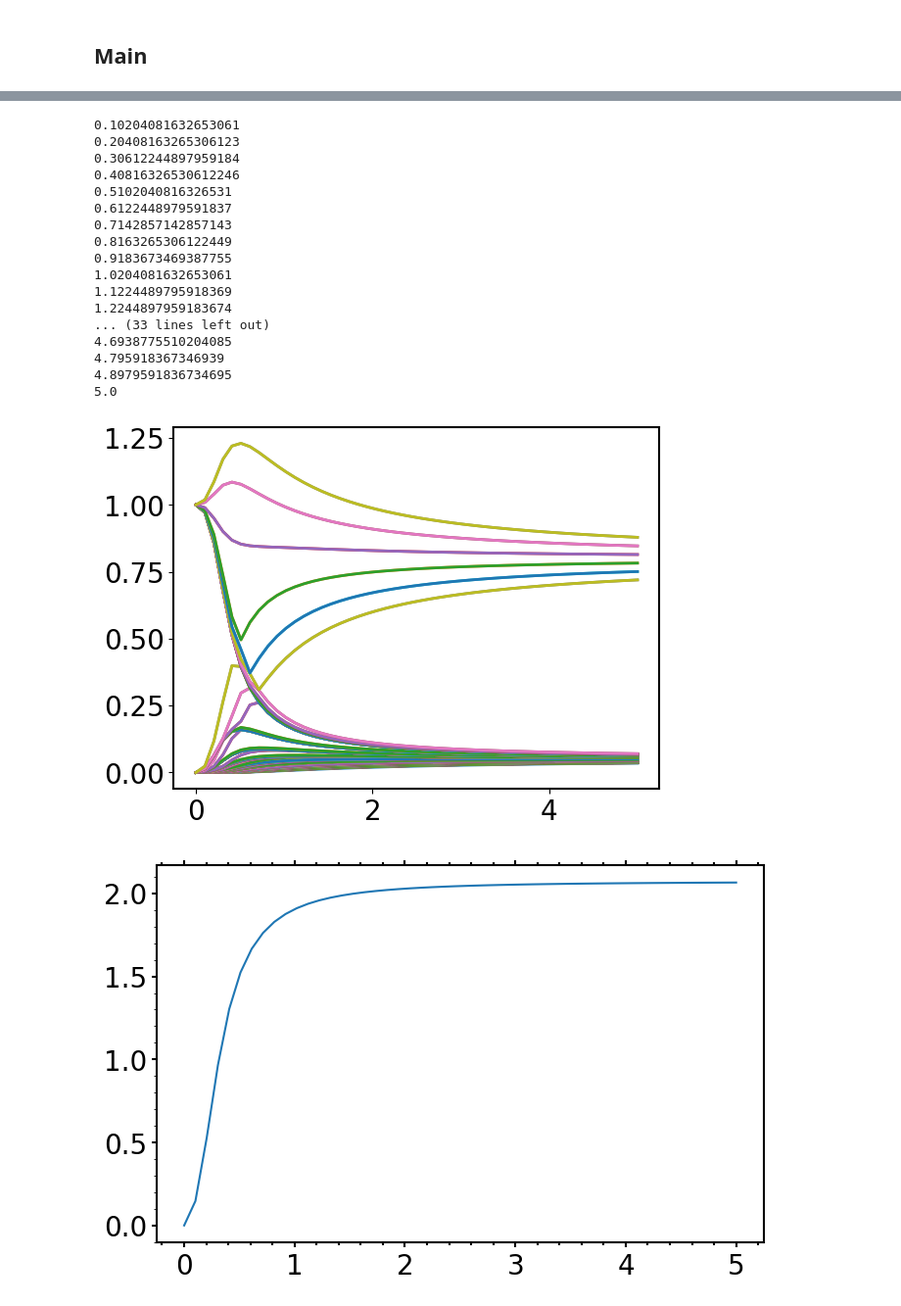
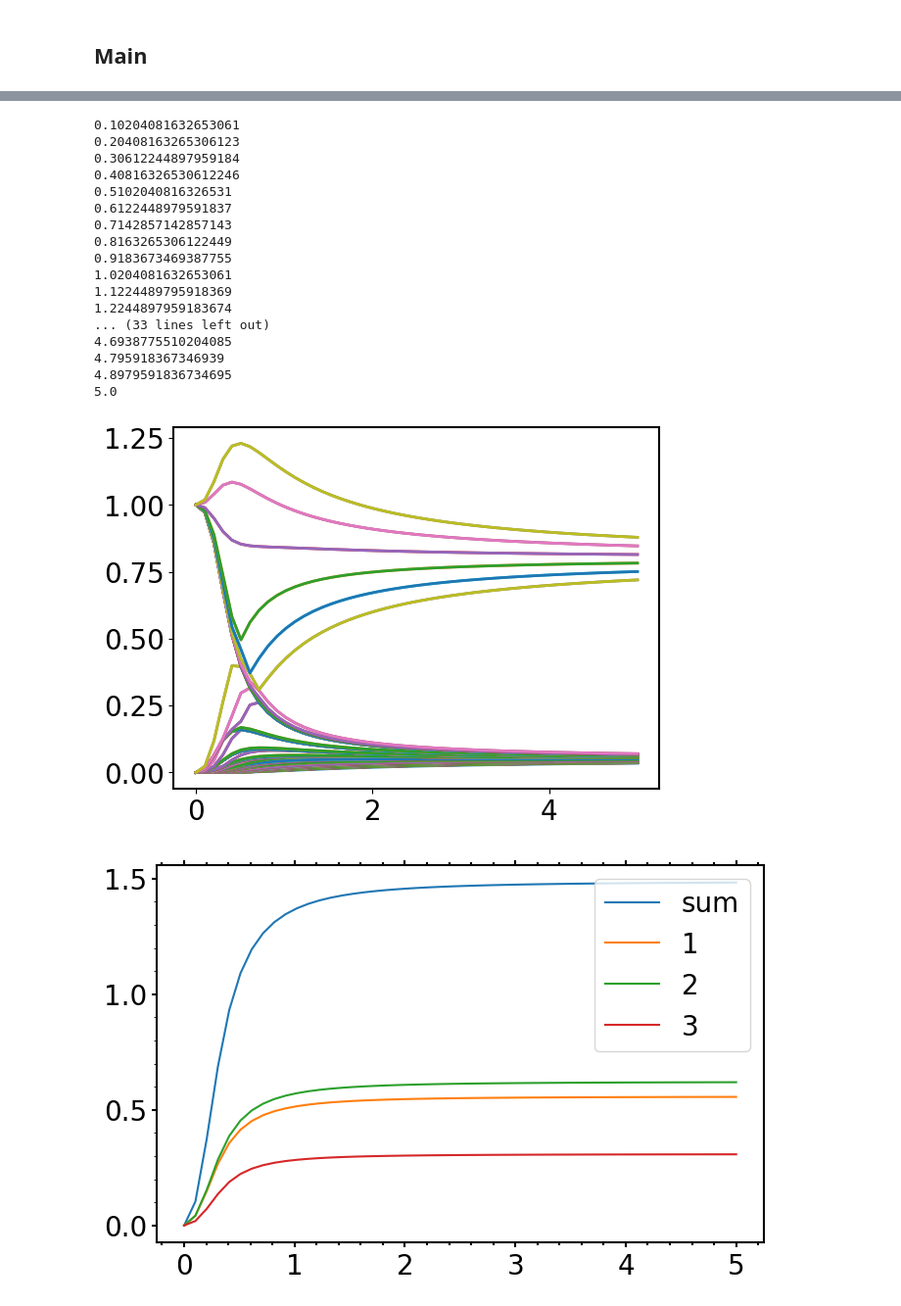
Before and after one commit to aguschanchu/m-body-entropy, a Jupyter notebook: GeneralEntropy.ipynb, the cells around one changed output, grey strips where cells are left out. Shown at 98% size. Drawn from its saved outputs; the diff is of its cells as text; code cells hidden in the pictures.

```diff
--- a/GeneralEntropy.ipynb
+++ b/GeneralEntropy.ipynb
@@ -268,8 +286,8 @@ def measure(basis, vect, level = 1):
 
 def entropy(rho, m):
     rho_log = scipy.linalg.logm(rho) / np.log(2)
-    ent = -1*np.trace(rho @ rho_log)
-    dm = scipy.special.binom(basis.d, m)
+    ent = -1*np.trace(rho @ rho_log / scipy.special.binom(basis.num, m) )
+    dm = np.log(scipy.special.binom(basis.d, m)) / np.log(2)
 
     return ent / dm
 # %% [markdown]
@@ -385,20 +403,19 @@ def rho_m_gen(basis, m, num_workers=None):
 ## Main
 # %%
 #### INIT ####
-d = 16
+d = 12
 num = d//2 # En caso de ser None, es GC
 pairs = False
 m = 2
+num_cpus = 8
 
 # Bases
 basis = fixed_basis(d, num=num, pairs=pairs)
 t_basis = fixed_basis(d, num=2)
 # Arrays
-#ray.init(ignore_reinit_error=True, num_cpus=16)
-rho_1_arrays = rho_m_gen(basis, 1, 4)
-rho_2_arrays = rho_m_gen(basis, 2, 4)
-rho_3_arrays = rho_m_gen(basis, 3, 4)
-#ray.shutdown()
+rho_1_arrays = rho_m_gen(basis, 1, num_cpus)
+rho_2_arrays = rho_m_gen(basis, 2, num_cpus)
+rho_3_arrays = rho_m_gen(basis, 3, num_cpus)
 # Indices
 k_indices = get_kkbar_indices(t_basis)
 # Arrays reducidos
@@ -405,0 +434,15 @@ rho_2_kkbar_arrays = rho_2_gen(basis, t_basis, idx_list = k_indices)
+# %%
+g = 50
+en_batch = [np.repeat(np.arange(0, basis.num) - basis.num//2 + 1/2, 2) for _ in range(0,1)] # Semilla para H equiespaciado
+energy_seed = en_batch
+G_batched = [g * np.ones((basis.m,basis.m)) for _ in range(0, 1)]
+h = two_body_hamiltonian_sp(energy_seed, G_batched, rho_1_arrays, rho_2_arrays, h_type = 'const', indices = k_indices)
+h = h.todense()
+fund = np.linalg.eigh(h[0,:,:])[1][:,0]
+rho = rho_m(fund, rho_2_arrays).todense()
+m = 2
+print(rho, np.trace(rho / scipy.special.binom(basis.num, m)))
+rho_log = scipy.linalg.logm(rho) / np.log(2)
+ent = -1*np.trace(rho @ rho_log / scipy.special.binom(basis.num, m))
+dm = np.log(scipy.special.binom(basis.d, m)) / np.log(2)
+ent / dm
@@ -421,9 +479,12 @@ def compute_g(g):
     rho2 = rho_m(fund, rho_2_arrays).todense()
     rho3 = rho_m(fund, rho_3_arrays).todense()
 
-    e = 2*entropy(rho1, 1) + 2*entropy(rho2, 2) + entropy(rho3, 3)
+    e1 = 2*entropy(rho1, 1)
+    e2 = 2*entropy(rho2, 2)
+    e3 = entropy(rho3, 3)
+    e = e1 + e2 + e3
     #print(r)
-    return (g, r, e)
+    return (g, r, e, e1, e2, e3)
 
 rho_range = []
 num = 50
@@ -460,9 +521,12 @@ plt.clf()
 for k in range(1,size):
     plt.plot(x_axis, [rho_range[j][1][k] for j in range(0,num)], linewidth=2)
 
-
 plt.figure(figsize=(8, 5))
-plt.plot(x_axis, [rho_range[x][2] for x in range(0, num)])
+plt.plot(x_axis, [rho_range[x][2] for x in range(0, num)], label='sum')
+plt.plot(x_axis, [rho_range[x][3] for x in range(0, num)], label='1')
+plt.plot(x_axis, [rho_range[x][4] for x in range(0, num)], label='2')
+plt.plot(x_axis, [rho_range[x][5] for x in range(0, num)], label='3')
+plt.legend(loc="upper right")
 
 #plt.xlabel(r'$G/\epsilon$', fontsize=18)
 #plt.ylabel(r'$\lambda^{(2)}$', fontsize=18)
@@ -477,34 +541,34 @@ plt.tick_params(axis='x', which='both', bottom=True, top=True, labelbottom=True)
 # Enable minor ticks on the x-axis
 plt.minorticks_on()
 
 # Customize the appearance of minor ticks on the x-axis
 plt.tick_params(axis='x', which='minor', width=1.5)
 plt.tick_params(axis='x', which='major', width=1.5)
 plt.tick_params(axis='y', which='major', width=1.5)
 
 plt.show()
 #matplotlib.pyplot.savefig('filename.png')
 # %% [output]
 0.0
 0.10204081632653061
 0.20408163265306123
 0.30612244897959184
 0.40816326530612246
 0.5102040816326531
 0.6122448979591837
 0.7142857142857143
 0.8163265306122449
 0.9183673469387755
 1.0204081632653061
 1.1224489795918369
 1.2244897959183674
 ... (33 lines left out)
 4.6938775510204085
 4.795918367346939
 4.8979591836734695
 5.0
 [figure]
-[figure, old version]
+[figure, new version]
 # %%
 rho_range[0][2]
 # %%
```
Also changed, not shown: parts of 3 cells of this notebook.
